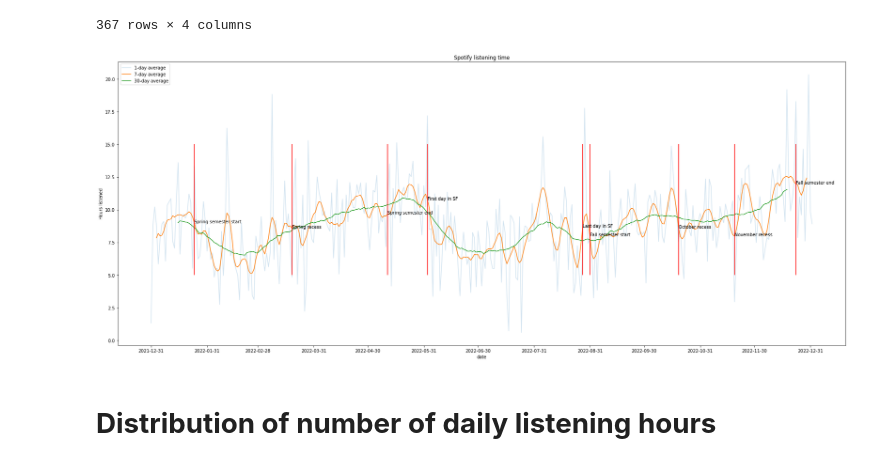
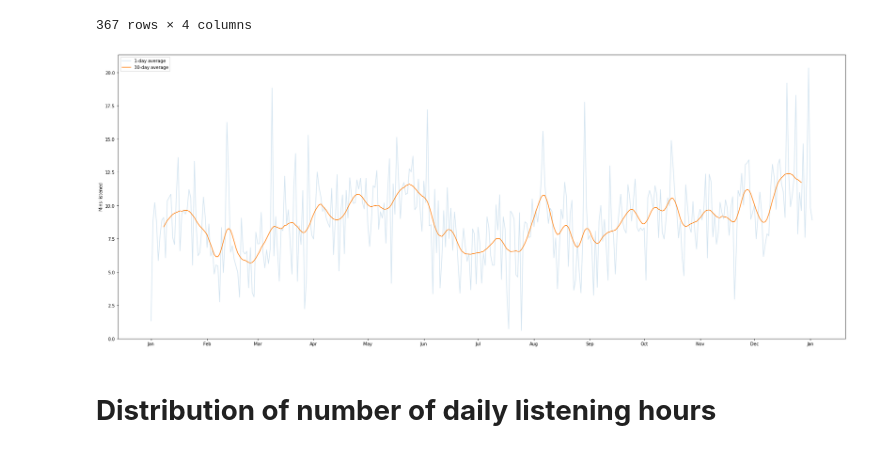
Before and after one commit to jonathanyin12/spotify-analysis, a Jupyter notebook: 2022_listening_history.ipynb, the cells around one changed output. Cells and saved outputs as stored; diff of their text form; code cells hidden in the pictures.

```diff
--- a/2022_listening_history.ipynb
+++ b/2022_listening_history.ipynb
@@ -4,6 +4,7 @@ import pandas as pd
 import matplotlib.pyplot as plt
 import seaborn as sns
 import numpy as np
+from datetime import datetime, date, timedelta
 
 history = pd.DataFrame()
 
@@ -41,6 +42,20 @@ history['month'] = pd.DatetimeIndex(history['endTime']).month
 history['day'] = pd.DatetimeIndex(history['endTime']).day
 history['hour'] = pd.DatetimeIndex(history['endTime']).hour
 history['dayofweek'] = pd.DatetimeIndex(history['endTime']).dayofweek
+
+
+
+
+# start = history['endTime'][0]
+# dt = pd.to_datetime(start).date()
+# start = dt - timedelta(days = (dt.weekday() + 1) % 7)
+
+def get_week_index(x):
+    dt = pd.to_datetime(x).date()
+    return dt - timedelta(days = (dt.weekday() + 1) % 7)
+
+history['week'] = history['endTime'].apply(lambda x: get_week_index(x))
+history['dayofweek'] = history['dayofweek'].apply(lambda x: (x+1)%7)
 history
 # %% [output]
 |  | endTime | artistName | trackName | msPlayed | minsPlayed | hrsPlayed | date | year | month | day | ... |
@@ -183,7 +179,7 @@ listening_over_time = history.groupby(['date'], as_index=False)['hrsPlayed'].agg
 # listening_over_time['weekly_avg'] = listening_over_time['hrsPlayed'].rolling(7, center=True).mean()
 listening_over_time['weekly_avg'] = listening_over_time['hrsPlayed'].rolling(7, win_type='gaussian', center=True).mean(std=2)
 # listening_over_time['weekly_avg'] = listening_over_time['hrsPlayed'].ewm(alpha=0.3).mean()
-listening_over_time['monthly_avg'] = listening_over_time['hrsPlayed'].rolling(30, win_type='gaussian', center=True).mean(std=10)
+listening_over_time['monthly_avg'] = listening_over_time['hrsPlayed'].rolling(14, win_type='gaussian', center=True).mean(std=3)
 listening_over_time
 # %% [output]
 |  | date | hrsPlayed | weekly_avg | monthly_avg |
@@ -202,33 +198,38 @@ listening_over_time
 # %%
 from matplotlib import dates
 
 plt.figure(figsize=(30,12))
 ax = sns.lineplot(data = listening_over_time,  x='date', y ='hrsPlayed', label='1-day average', alpha=0.2)
-ax = sns.lineplot(data = listening_over_time,  x='date', y ='weekly_avg', label='7-day average')
+# ax = sns.lineplot(data = listening_over_time,  x='date', y ='weekly_avg', label='7-day average')
 ax = sns.lineplot(data = listening_over_time,  x='date', y ='monthly_avg', label='30-day average')
 ax.xaxis.set_major_locator(dates.MonthLocator(interval=1))
+ax.xaxis.set_major_formatter(dates.DateFormatter('%b'))
+# ax.despine(bottom=True, left=True)
 
 significant_dates = {'2022-01-24': 'Spring semester start',
                      '2022-03-19': 'Spring recess',
                      '2022-05-11':'Spring semester end',
                      '2022-06-02': 'First day in SF',
                      '2022-08-27': 'Last day in SF',
                      '2022-08-31': 'Fall semester start',
                      '2022-10-19': 'October recess',
                      '2022-11-19': 'November recess',
                      '2022-12-23': 'Fall semester end'}
-# significant_dates={}
+significant_dates={}
 for date, desc in significant_dates.items():
     hrs  = np.array(listening_over_time.loc[listening_over_time['date'] ==date, 'weekly_avg'])
     plt.vlines(x=date, ymin=5, ymax=15, color="red", )
     plt.text(date, hrs, desc)
 
-plt.title('Spotify listening time')
-plt.ylabel("Hours listened")
-plt.legend()
+# plt.fill_between(listening_over_time['date'], listening_over_time['weekly_avg'], alpha=0.1)
+# plt.title('Spotify listening time')
+plt.ylabel("Mins listened")
+plt.xlabel("")
+plt.ylim(bottom=0)
+# plt.legend()
 plt.show()
 # %% [output]
-[figure, old version]
+[figure, new version]
 # %% [markdown]
 # **Distribution of number of daily listening hours**
 # %%
```
Also changed, not shown: parts of 9 cells of this notebook.
